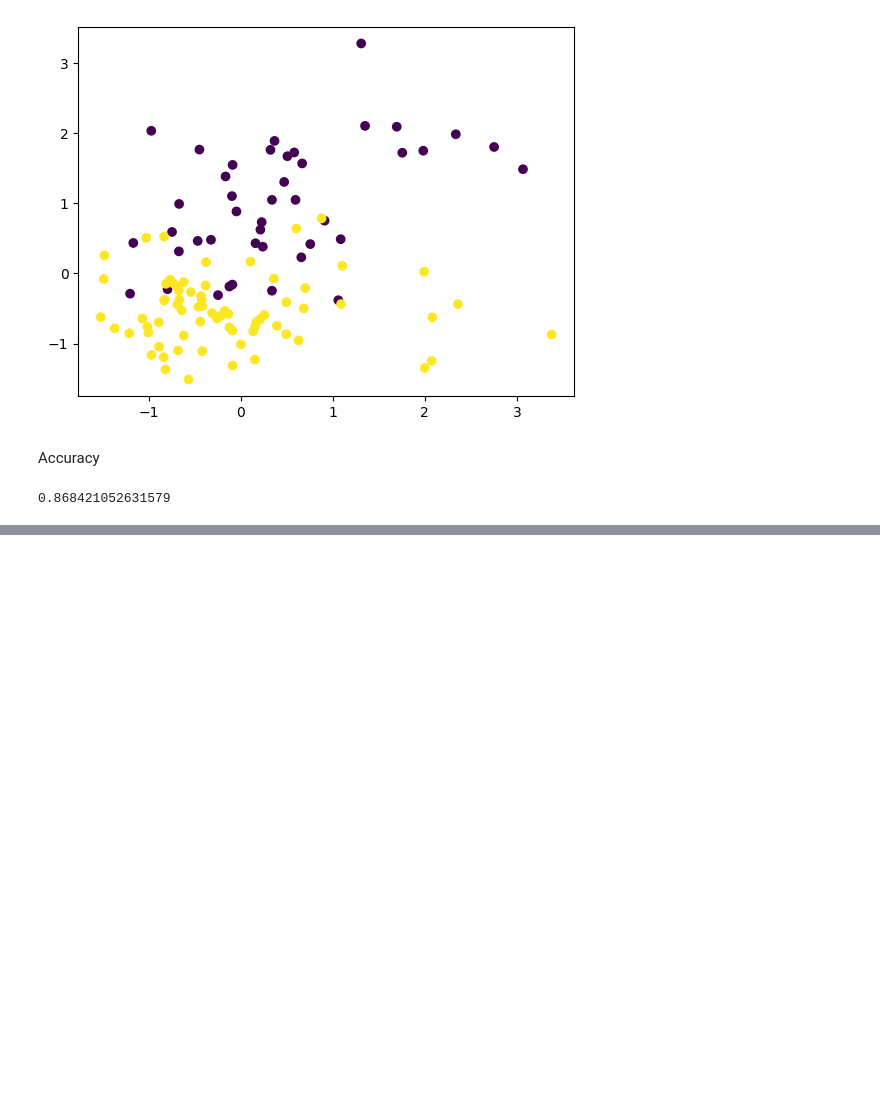
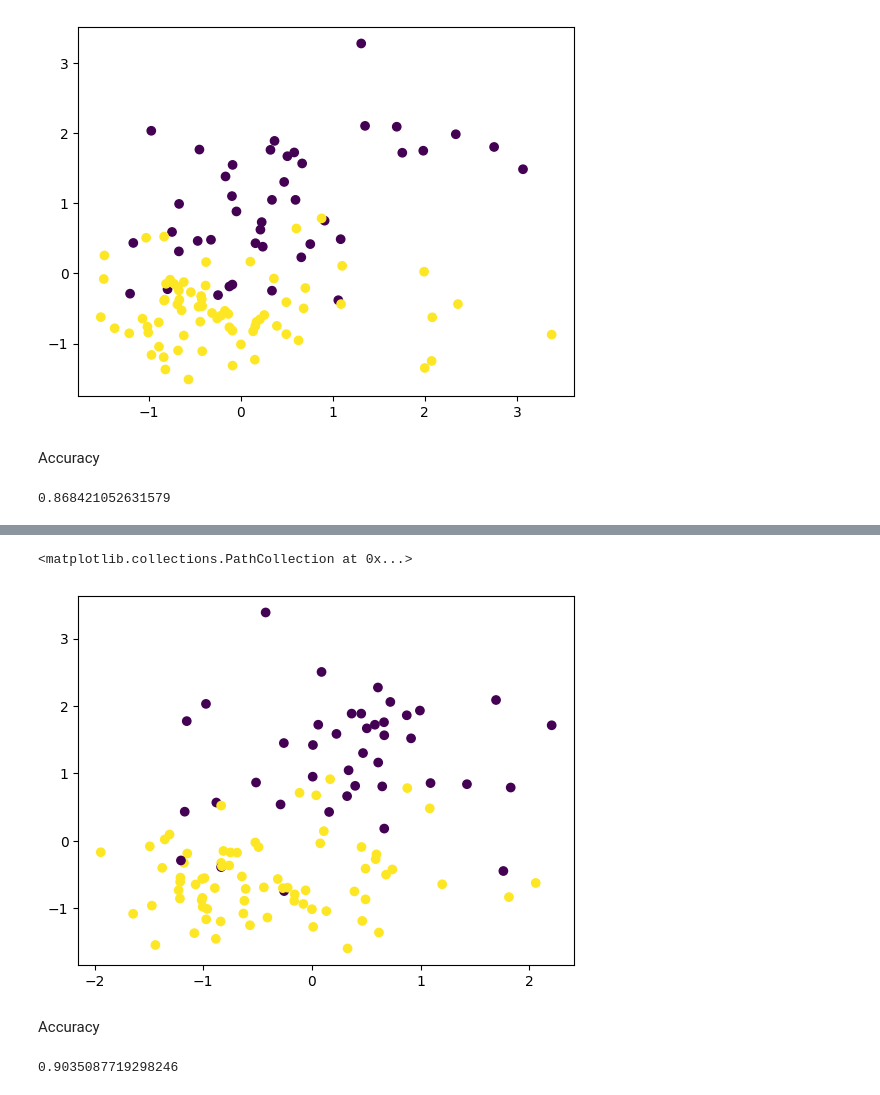
Before and after one commit to hourmohamed/K-Means, a Jupyter notebook: Kmeans_PCA.ipynb, the cells around one changed output, grey strips where cells are left out. Saved outputs shown, nothing was run; the diff lists cells and outputs as text; code cells hidden in the pictures; blank space fills up the shorter version.

```diff
--- a/Kmeans_PCA.ipynb
+++ b/Kmeans_PCA.ipynb
@@ -170,0 +203,11 @@ np.sum(y_pred==y_test)/len(y_test)
+# %%
+plt.scatter(X_test.iloc[:,1],X_test.iloc[:,2],c=y_pred)
+# %% [output]
+<matplotlib.collections.PathCollection at 0x...>
+[figure, added]
+# %% [markdown]
+Accuracy
+# %%
+print(f"Accuracy : {np.sum(y_pred==y_test)/len(y_test)}")
+# %% [output]
+0.9035087719298246
```
Also changed, not shown: parts of 11 cells of this notebook.
